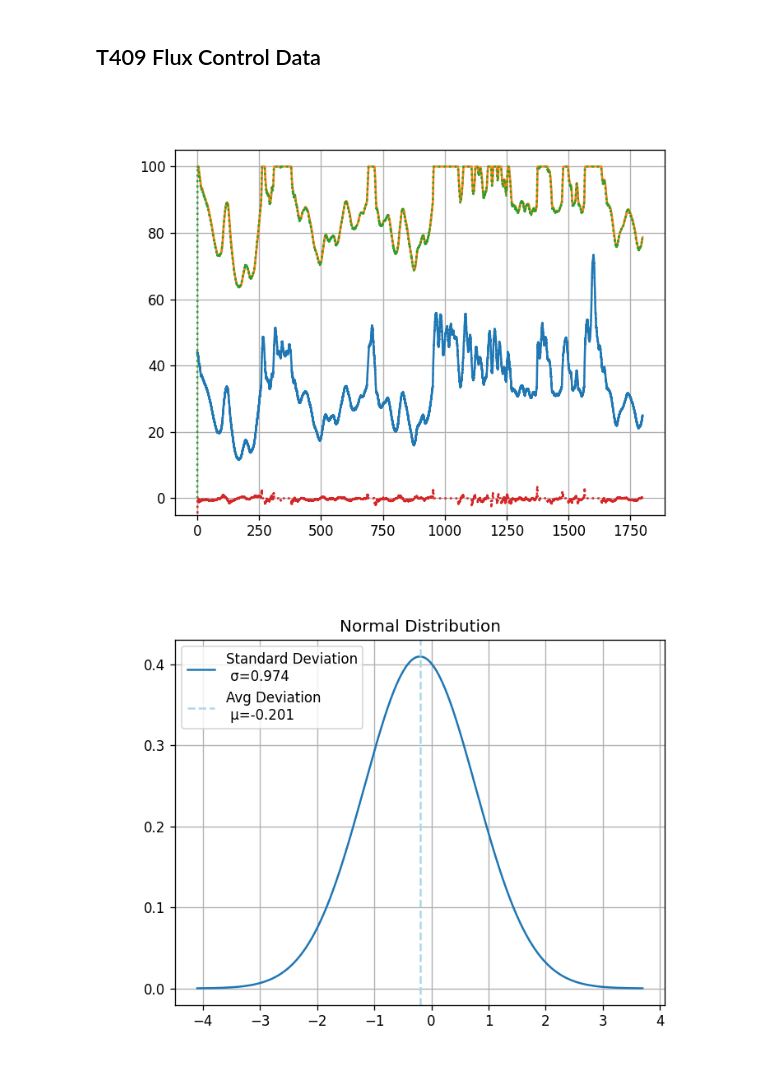
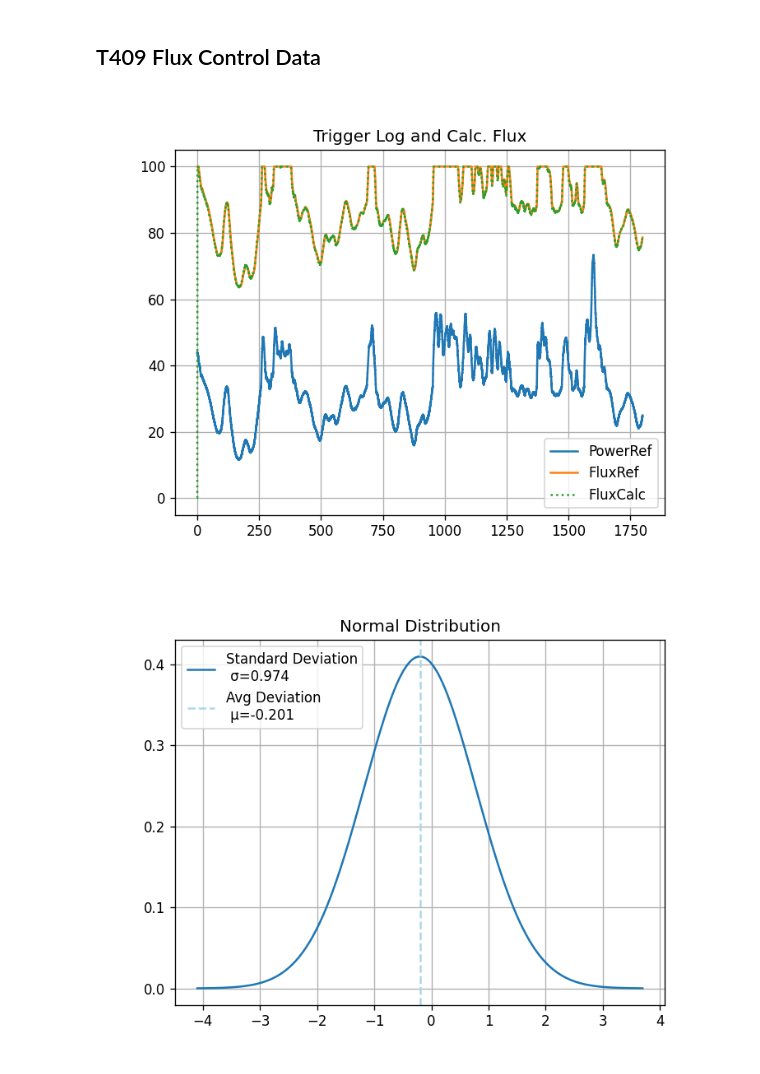
Before and after one commit to Taras2r/FluxCtrlPGE, a Jupyter notebook: FluxCtrl.ipynb, the cells around one changed output. Drawn from its saved outputs; the diff is of its cells as text; code cells hidden in the pictures.

Commit message:
The latest changes to Flux control calculations.

```diff
--- a/FluxCtrl.ipynb
+++ b/FluxCtrl.ipynb
@@ -204,7 +205,7 @@ for i in count:
 #scale power reference powerRef * 1.6667 + 5000
 scaledPowerRef = []
 for i in powerRef:
-        item = 1.166666 * i + 50.0
+        item = 1.166667 * i + 50.0
         if item > 100.0:
             item = 100.0
         scaledPowerRef.append(item)
@@ -221,40 +222,51 @@ for i in range(3,len(powerRef)):
 
 #Plot the result
 plt.figure(dpi=120)
-plt.plot(time_sec, powerRef)
-plt.plot(time_sec, fluxRef)
-plt.plot(time_sec, fluxRefCalc, ':')
-plt.plot(time_sec, fluxRefDiff, ':')
+plt.plot(time_sec, powerRef, label="PowerRef")
+plt.plot(time_sec, fluxRef, label="FluxRef")
+plt.plot(time_sec, fluxRefCalc, ':', label="FluxCalc")
+plt.title(label='Trigger Log and Calc. Flux', loc='center')
+# plt.plot(time_sec, fluxRefDiff, ':', )
+plt.legend(loc='lower right')
 plt.ylim(-5, 105)
 plt.grid()
 plt.show()
 
 #Calculate standard deviation
 fluxRefDiff = []
 for i in range(0,len(fluxRef)):
     fluxRefDiff.append((fluxRefCalc[i] ) - (fluxRef[i]))
 
 from scipy.stats import norm
 std = np.std(fluxRefDiff)
 mean = sum(fluxRefDiff) / len(fluxRefDiff)
 # print("Standard Deviation " +str(std))
 # print("Average Deviation " +str(mean))
 
 #Plot normal distribution
 x = np.linspace(mean - 4 * std, mean + 4 * std, 1000)
 y = norm(loc=mean, scale=std).pdf(x)
 
 plt.figure(dpi=120)
 plt.title(label='Normal Distribution', loc='center')
-
 plt.plot(x, y, label=f"Standard Deviation\n σ={std:.3f}")
+# plt.axhline(0.3, ls="--", color="lightblue")
 plt.axvline(mean, ls="--", color="lightblue", label=f"Avg Deviation\n μ={mean:.3f}")
 plt.legend(loc='upper left')
 plt.grid()
 plt.show()
 
+plt.figure(dpi=120)
+plt.title(label='Calculation Error', loc='center')
+plt.plot(time_sec, fluxRefDiff, ':', label="FluxCalc. - T409Flux")
+plt.legend(loc='upper right')
+plt.ylim(-3, 5)
+plt.grid()
+plt.show()
+
+
 
 # plt.savefig("T409.svg")
 # %% [output]
-[figure, old version]
+[figure, new version]
 [figure]
```
Also changed, not shown: parts of 6 cells of this notebook, 11 other files.
